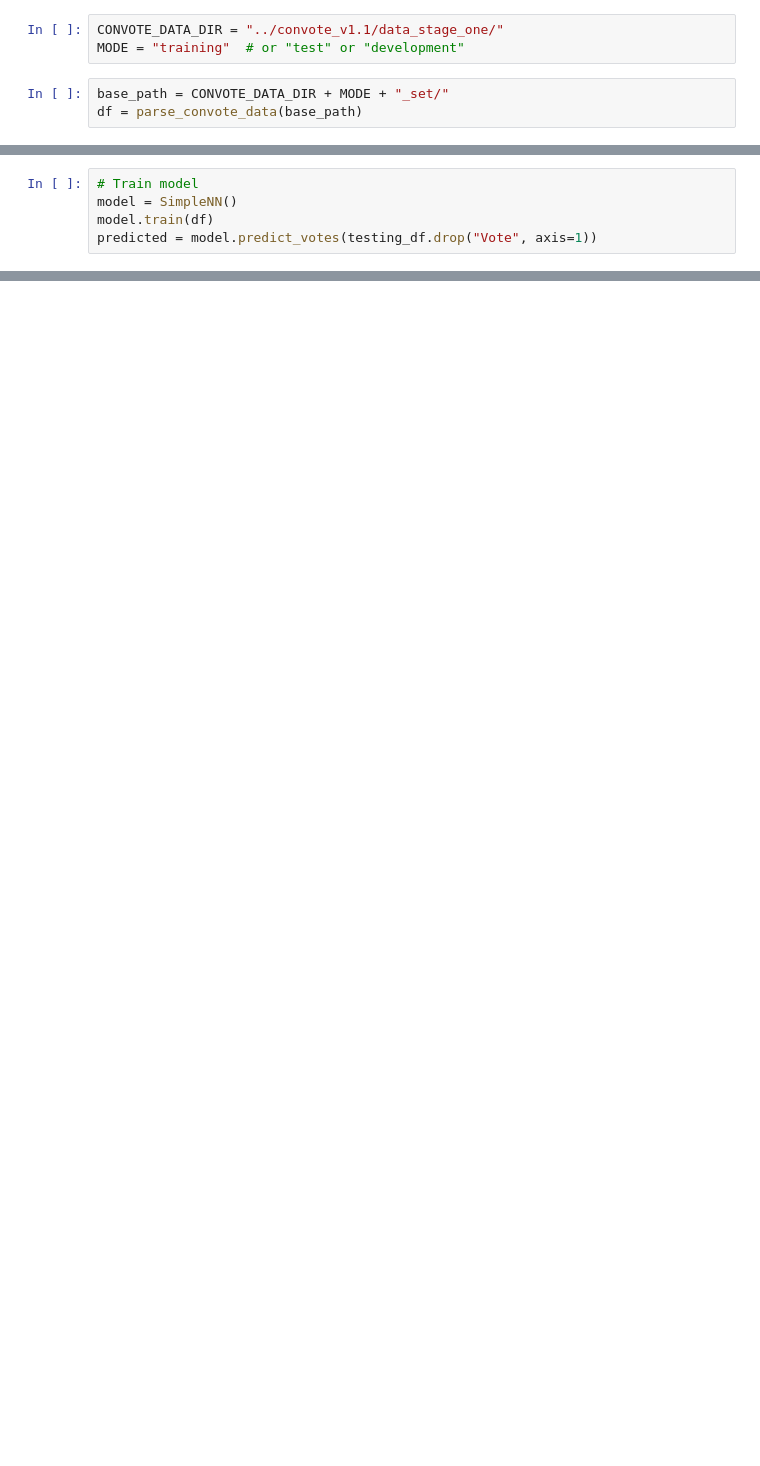
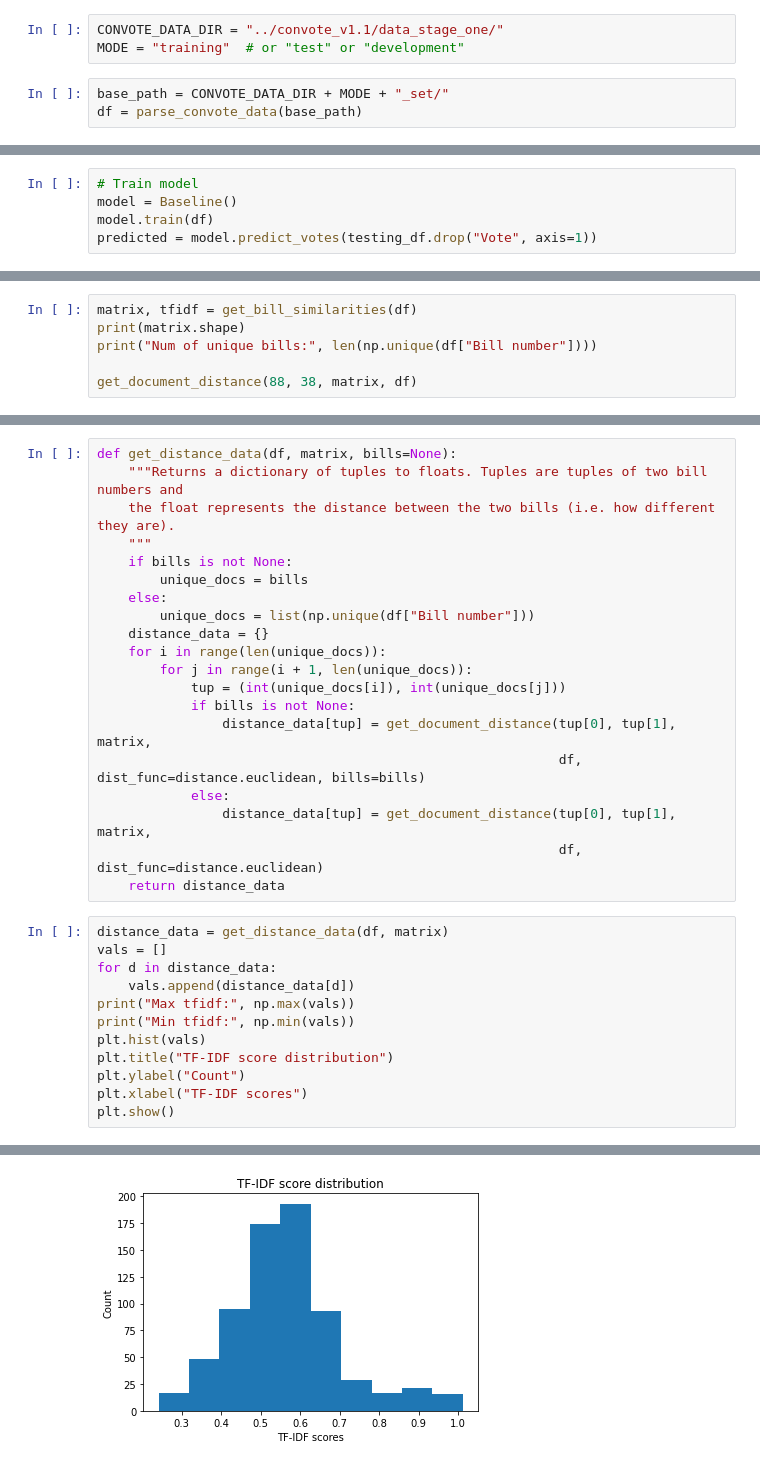
Before and after one commit to rosalg/cs224u-final-project, a Jupyter notebook: src/Main_code.ipynb, the cells around one changed output, grey strips where cells are left out. Saved outputs shown, nothing was run; the diff lists cells and outputs as text; blank space fills up the shorter version.

```diff
--- a/src/Main_code.ipynb
+++ b/src/Main_code.ipynb
@@ -69,6 +105,6 @@ from SimpleSVM import *
 # TODO: add more...
 # %%
 # Train model
-model = SimpleNN()
+model = Baseline()
 model.train(df)
 predicted = model.predict_votes(testing_df.drop("Vote", axis=1))
@@ -83,0 +176,6 @@ print("Accuracy of SimpleNN:", num_corr / num_tot)
+# %%
+matrix, tfidf = get_bill_similarities(df)
+print(matrix.shape)
+print("Num of unique bills:", len(np.unique(df["Bill number"])))
+
+get_document_distance(88, 38, matrix, df)
@@ -83,0 +186,33 @@ print("Accuracy of SimpleNN:", num_corr / num_tot)
+# %%
+def get_distance_data(df, matrix, bills=None):
+    """Returns a dictionary of tuples to floats. Tuples are tuples of two bill numbers and
+    the float represents the distance between the two bills (i.e. how different they are).
+    """
+    if bills is not None:
+        unique_docs = bills
+    else:
+        unique_docs = list(np.unique(df["Bill number"]))
+    distance_data = {}
+    for i in range(len(unique_docs)):
+        for j in range(i + 1, len(unique_docs)):
+            tup = (int(unique_docs[i]), int(unique_docs[j]))
+            if bills is not None:
+                distance_data[tup] = get_document_distance(tup[0], tup[1], matrix,
+                                                           df, dist_func=distance.euclidean, bills=bills)
+            else:
+                distance_data[tup] = get_document_distance(tup[0], tup[1], matrix,
+                                                           df, dist_func=distance.euclidean)
+    return distance_data
+# %%
+distance_data = get_distance_data(df, matrix)
+vals = []
+for d in distance_data:
+    vals.append(distance_data[d])
+print("Max tfidf:", np.max(vals))
+print("Min tfidf:", np.min(vals))
+plt.hist(vals)
+plt.title("TF-IDF score distribution")
+plt.ylabel("Count")
+plt.xlabel("TF-IDF scores")
+plt.show()
+# %% [output]
@@ -83,0 +221 @@ print("Accuracy of SimpleNN:", num_corr / num_tot)
+[figure, added]
```
Also changed, not shown: parts of 31 cells of this notebook, 10 other files.
